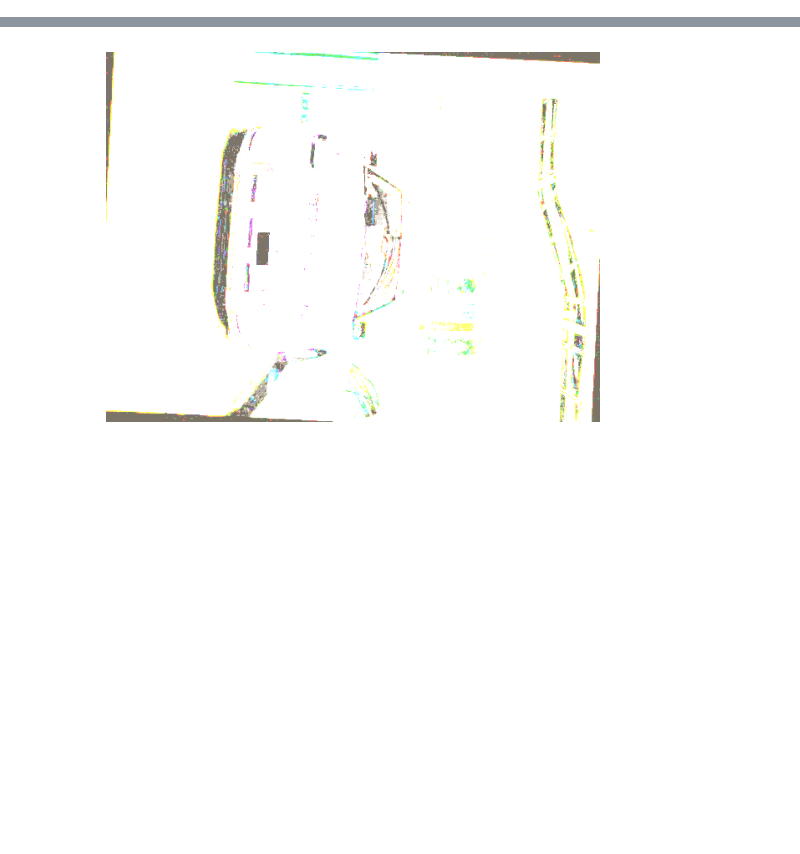
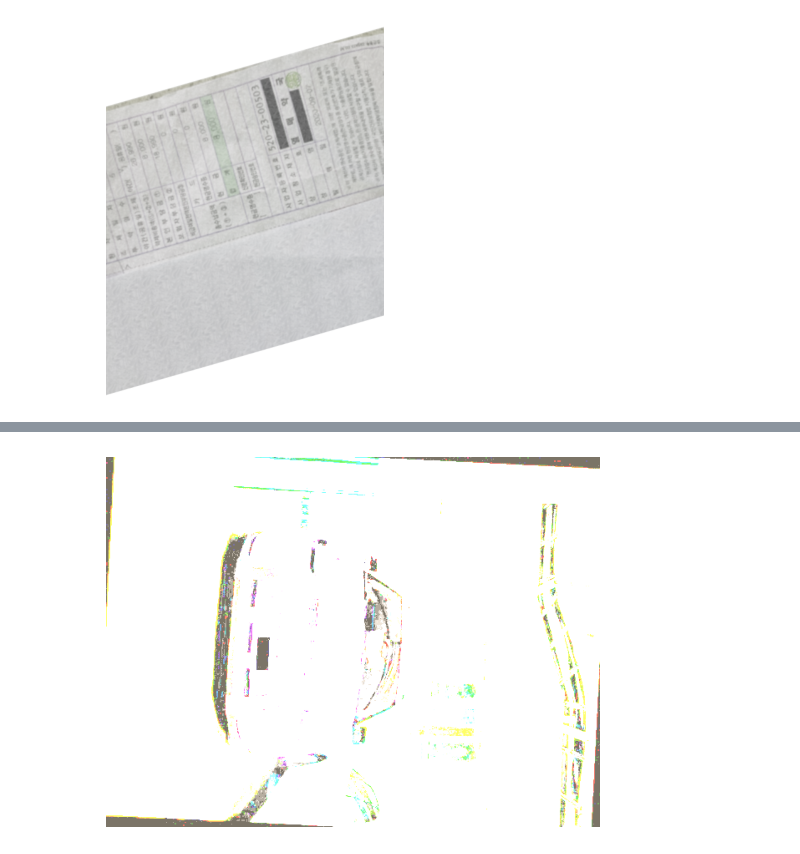
Before and after one commit to kdlee02/upstageailab-cv-classification-cv_2, a Jupyter notebook: LSM/test.ipynb, the cells around one changed output, grey strips where cells are left out. Cells and saved outputs as stored; diff of their text form; code cells hidden in the pictures; blank space fills up the shorter version.

```diff
--- a/LSM/test.ipynb
+++ b/LSM/test.ipynb
@@ -38,3 +42,37 @@ transform = A.Compose([
     # A.Normalize(mean=(0.485, 0.456, 0.406), std=(0.229, 0.224, 0.225)),
     # ToTensorV2()
 ])
+# %%
+flip_transform = A.Rotate(limit=360, p=0.7)
+transform = A.Compose([
+    A.ISONoise(color_shift=(0.01, 0.07), intensity=(0.3, 0.8), p=0.7),
+    A.ColorJitter(
+        brightness=0, contrast=0, saturation=0, # 다른 효과는 끄고
+        hue=0.5, # 색조(hue)만 최대치로 변경
+        p=0.7# 50% 확률로 적용
+        ),
+    A.GaussianBlur(blur_limit=(3,7), p=0.5),
+    A.Rotate(
+        limit=360, p=0.7,
+        border_mode=0, value=(255,255,255)  # 흰색으로 채움
+    ),
+])
+# %%
+from augraphy import AugraphyPipeline, Letterpress, VoronoiTessellation, Hollow
+from PIL import Image
+import numpy as np
+import matplotlib.pyplot as plt
+
+# augmentation sequence
+my_sequence = [
+    VoronoiTessellation(
+        num_cells_range=(2000,2000),
+        mult_range=(50,80),
+        seed=42,
+        noise_type="random",
+        background_value=(100,150),
+        numba_jit=1,
+        p=0.7
+),
+]
+pipeline  = AugraphyPipeline(my_sequence)
@@ -40,0 +85,7 @@ transform = A.Compose([
+# %%
+augmented_image = pipeline.augment(np.array(image))['output']
+plt.imshow(transform(image=augmented_image)['image'])
+plt.axis("off")
+plt.show()
+# %% [output]
+[figure, added]
```
Also changed, not shown: parts of 4 cells of this notebook, 7 other files.
